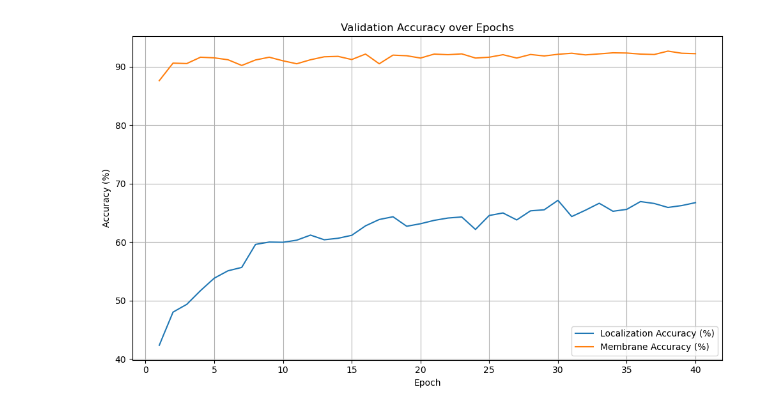
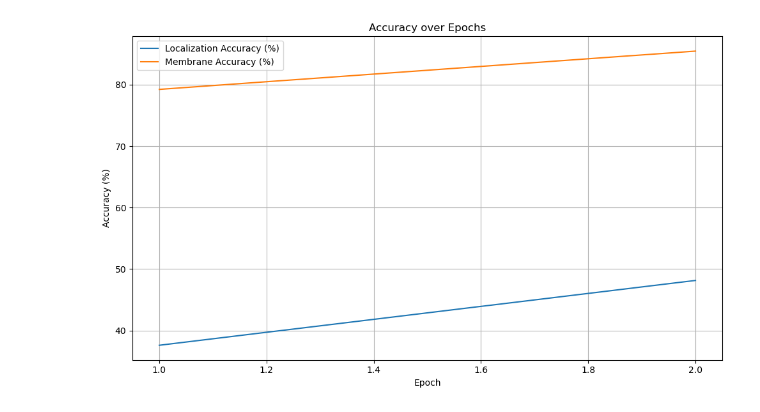
Before and after one commit to YouriLangh/DeepLoc_Reimplementation, a Jupyter notebook: results_visualization.ipynb, the cells around one changed output. Drawn from its saved outputs; the diff is of its cells as text; code cells hidden in the pictures.

Commit message:
Removed results from git & tested everything

```diff
--- a/results_visualization.ipynb
+++ b/results_visualization.ipynb
@@ -1,24 +1,28 @@
 # %%
 import pandas as pd
 import matplotlib.pyplot as plt
 
+version = "DeepLoc1.0"
+# version = "DeepLoc2.0"
 # Load the CSV data into a DataFrame
-df = pd.read_csv("results/DeepLoc1.0/train_val_metrics.csv")
+df = pd.read_csv("results/" + version + "/train_metrics.csv")
 
 # Plot the two accuracy metrics
 plt.figure(figsize=(10, 6))
-plt.plot(df['epoch'], df['val_loc_acc'], label='Localization Accuracy (%)')
-plt.plot(df['epoch'], df['val_mem_acc'], label='Membrane Accuracy (%)')
+plt.plot(df['epoch'], df['loc_acc'], label='Localization Accuracy (%)')
+plt.plot(df['epoch'], df['mem_acc'], label='Membrane Accuracy (%)')
 
 # Styling
 plt.xlabel("Epoch")
 plt.ylabel("Accuracy (%)")
-plt.title("Validation Accuracy over Epochs")
+plt.title("Accuracy over Epochs")
 plt.legend()
 plt.grid(True)
 plt.tight_layout()
 
+# Save the learning curve
+plt.savefig("results/" + version + "/learning_curve.png", dpi=300)
 # Show the plot
 plt.show()
 # %% [output]
-[figure, old version]
+[figure, new version]
```
Also changed, not shown: parts of 1 cell of this notebook, 6 other files.
